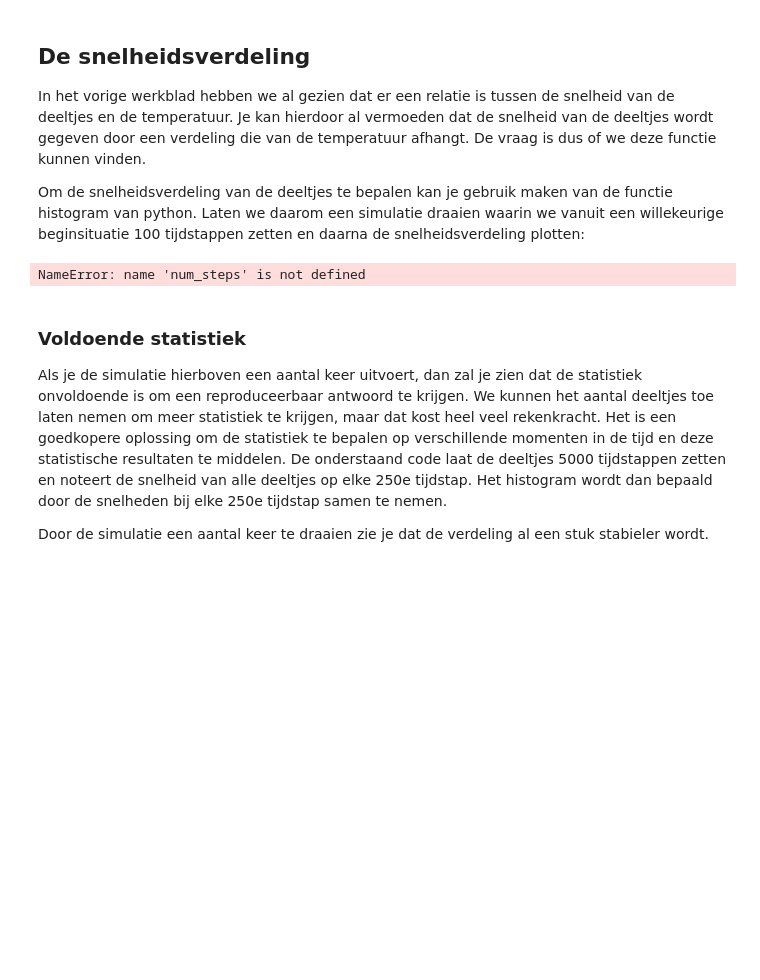
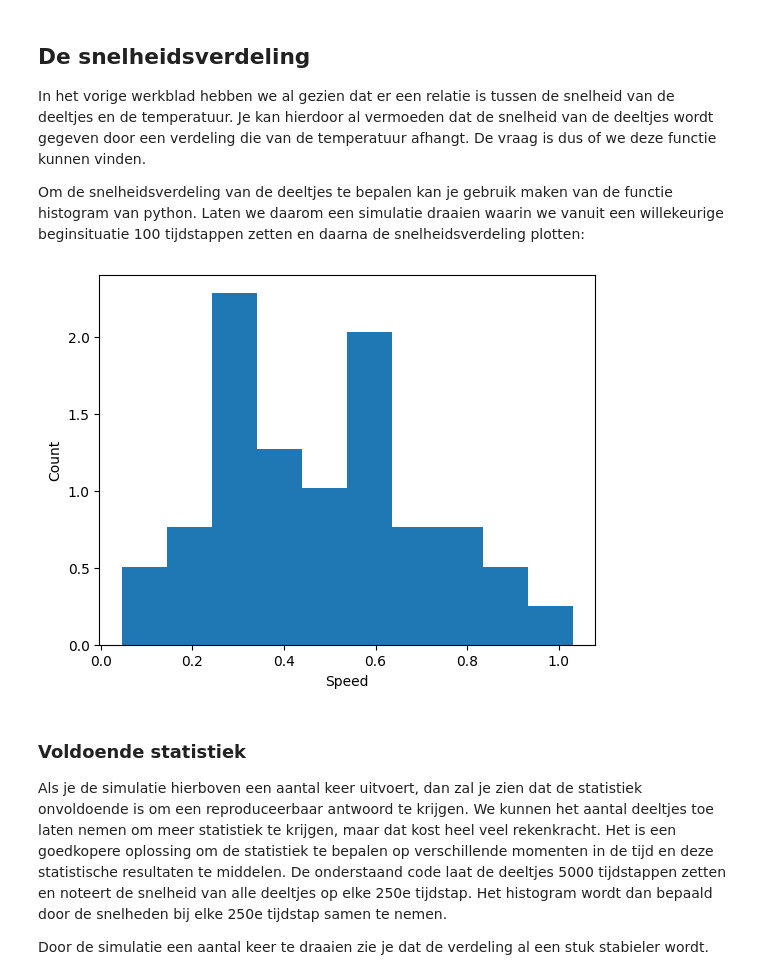
Before and after one commit to Ikbenjamin07/thermolab_MatthijsvOostrum_BenGeertman_groepje_3.5, a Jupyter notebook: Content/PySim/6_boltzmann.ipynb, the cells around one changed output. Cells and saved outputs as stored; diff of their text form; code cells hidden in the pictures; blank space fills up the shorter version.

```diff
--- a/Content/PySim/6_boltzmann.ipynb
+++ b/Content/PySim/6_boltzmann.ipynb
@@ -211,22 +213,22 @@ Om de snelheidsverdeling van de deeltjes te bepalen kan je gebruik maken van de
 # %%
 particles = []
 
 create_uniform_particles(particles)
-for i in range(num_steps):
+for i in range(100):
     take_time_step(particles)
 
 speeds = [np.linalg.norm(p.v) for p in particles]
 counts, bins = np.histogram(speeds, bins=10, density='True')
 
 plt.figure()
 plt.xlabel('Speed')
 plt.ylabel('Count')
 
 plt.stairs(counts, bins, fill='True')
 
 plt.show()
 # %% [output]
-NameError: name 'num_steps' is not defined
+[figure, added]
 # %% [markdown]
 ### Voldoende statistiek
 
```
Also changed, not shown: parts of 4 cells of this notebook, 1 other file.
